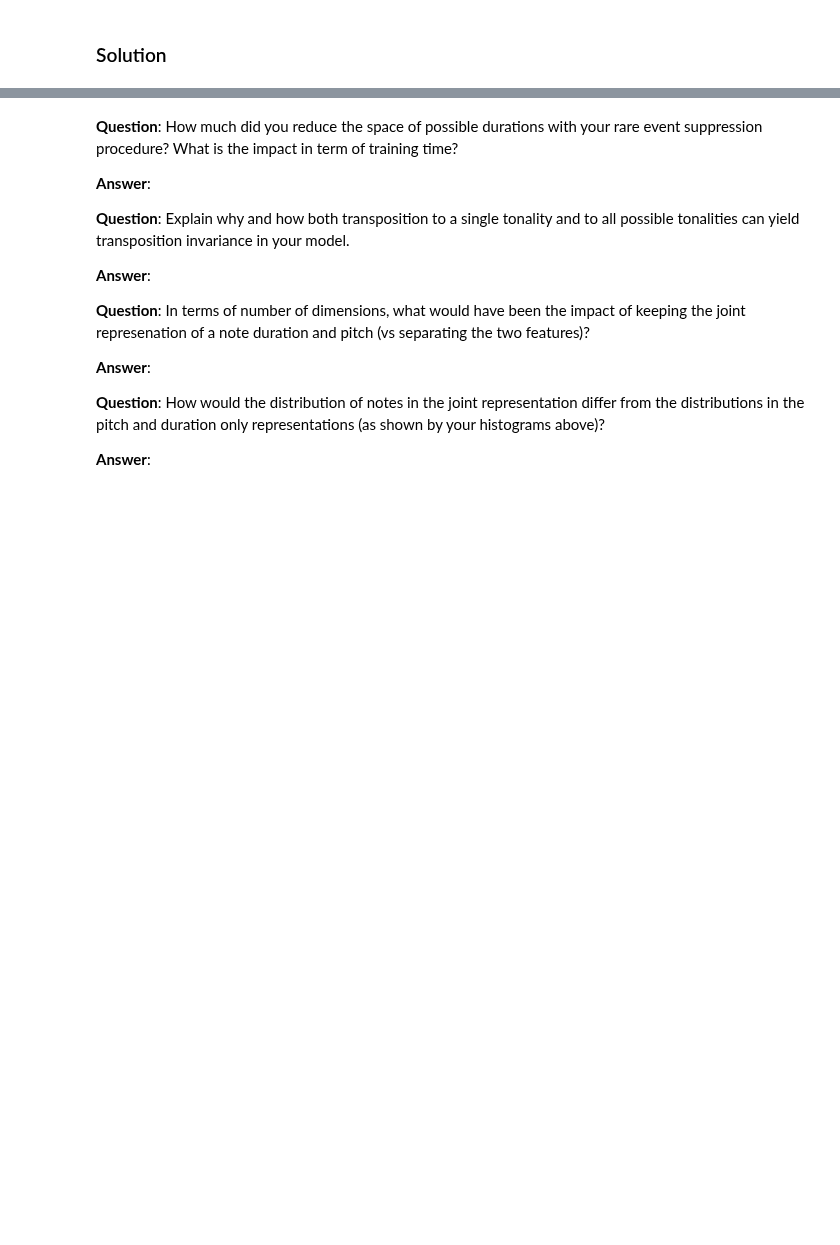
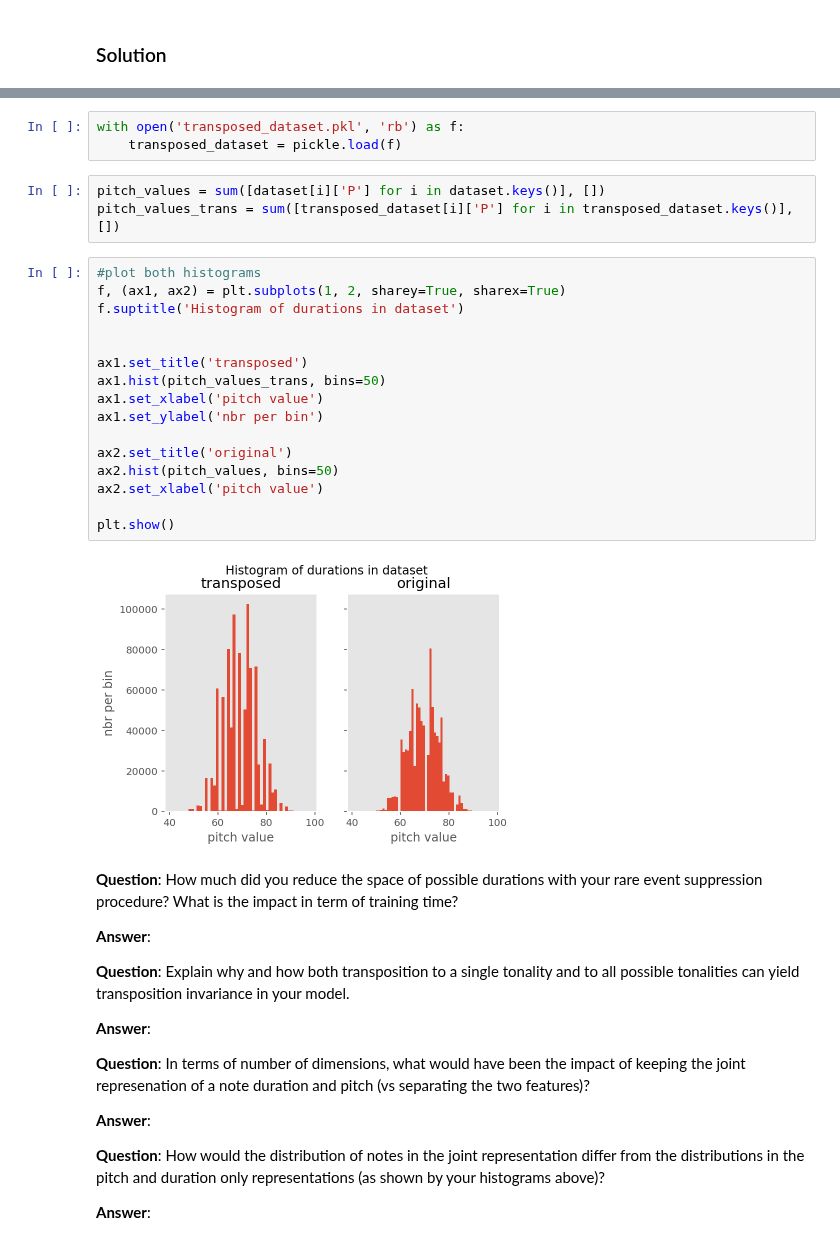
Before and after one commit to lguillain/Artificial-Neural-Networks, a Jupyter notebook: miniproject2/miniproject2_Leonore.ipynb, the cells around one changed output, grey strips where cells are left out. Drawn from its saved outputs; the diff is of its cells as text; blank space fills up the shorter version.

```diff
--- a/miniproject2/miniproject2_Leonore.ipynb
+++ b/miniproject2/miniproject2_Leonore.ipynb
@@ -305,3 +449,27 @@ def transposeDataset(dataset):
+# %%
+with open('transposed_dataset.pkl', 'rb') as f:
+    transposed_dataset = pickle.load(f)
+# %%
+pitch_values = sum([dataset[i]['P'] for i in dataset.keys()], [])
+pitch_values_trans = sum([transposed_dataset[i]['P'] for i in transposed_dataset.keys()], [])
+# %%
+#plot both histograms
+f, (ax1, ax2) = plt.subplots(1, 2, sharey=True, sharex=True)
+f.suptitle('Histogram of durations in dataset')
+
+
+ax1.set_title('transposed')
+ax1.hist(pitch_values_trans, bins=50)
+ax1.set_xlabel('pitch value')
+ax1.set_ylabel('nbr per bin')
+
+ax2.set_title('original')
+ax2.hist(pitch_values, bins=50)
+ax2.set_xlabel('pitch value')
+
+plt.show()
+# %% [output]
+[figure, added]
 # %% [markdown]
 **Question**: How much did you reduce the space of possible durations with your rare event suppression procedure? What is the impact in term of training time?
 
```
Also changed, not shown: parts of 14 cells of this notebook, 1 other file.
